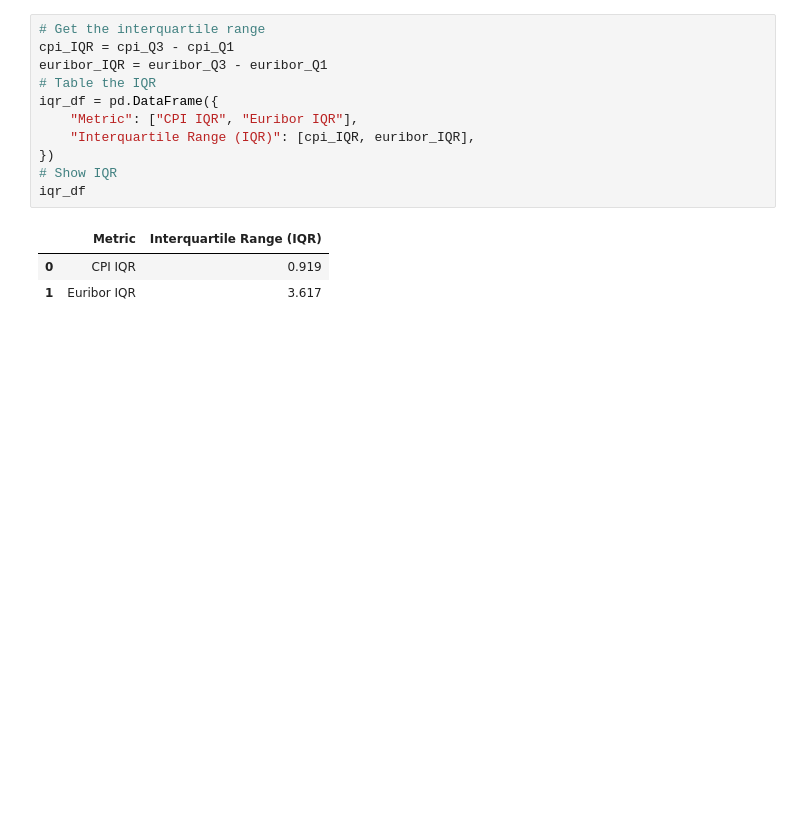
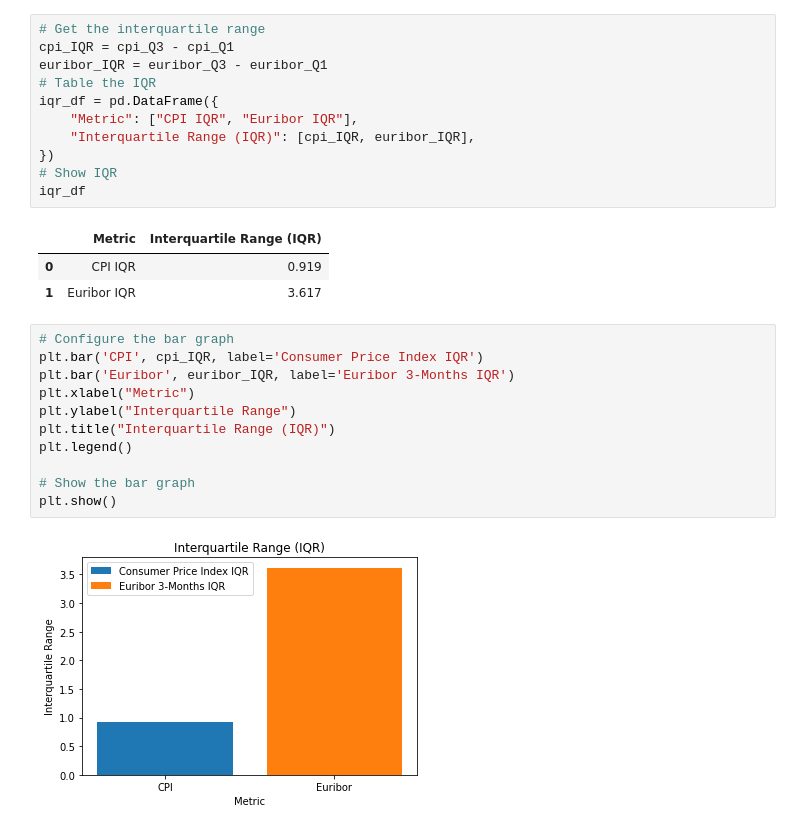
Before and after one commit to KinGabriel/Bank-Marketing-Preprocessing, a Jupyter notebook: relative_location.ipynb, the cells around one changed output. Drawn from its saved outputs; the diff is of its cells as text; blank space fills up the shorter version.

```diff
--- a/relative_location.ipynb
+++ b/relative_location.ipynb
@@ -84,3 +130,16 @@ iqr_df
 |  | Metric | Interquartile Range (IQR) |
 | 0 | CPI IQR | 0.919 |
 | 1 | Euribor IQR | 3.617 |
+# %%
+# Configure the bar graph
+plt.bar('CPI', cpi_IQR, label='Consumer Price Index IQR')
+plt.bar('Euribor', euribor_IQR, label='Euribor 3-Months IQR')
+plt.xlabel("Metric")
+plt.ylabel("Interquartile Range")
+plt.title("Interquartile Range (IQR)")
+plt.legend()
+
+# Show the bar graph
+plt.show()
+# %% [output]
+[figure, added]
```
Also changed, not shown: parts of 3 cells of this notebook.
